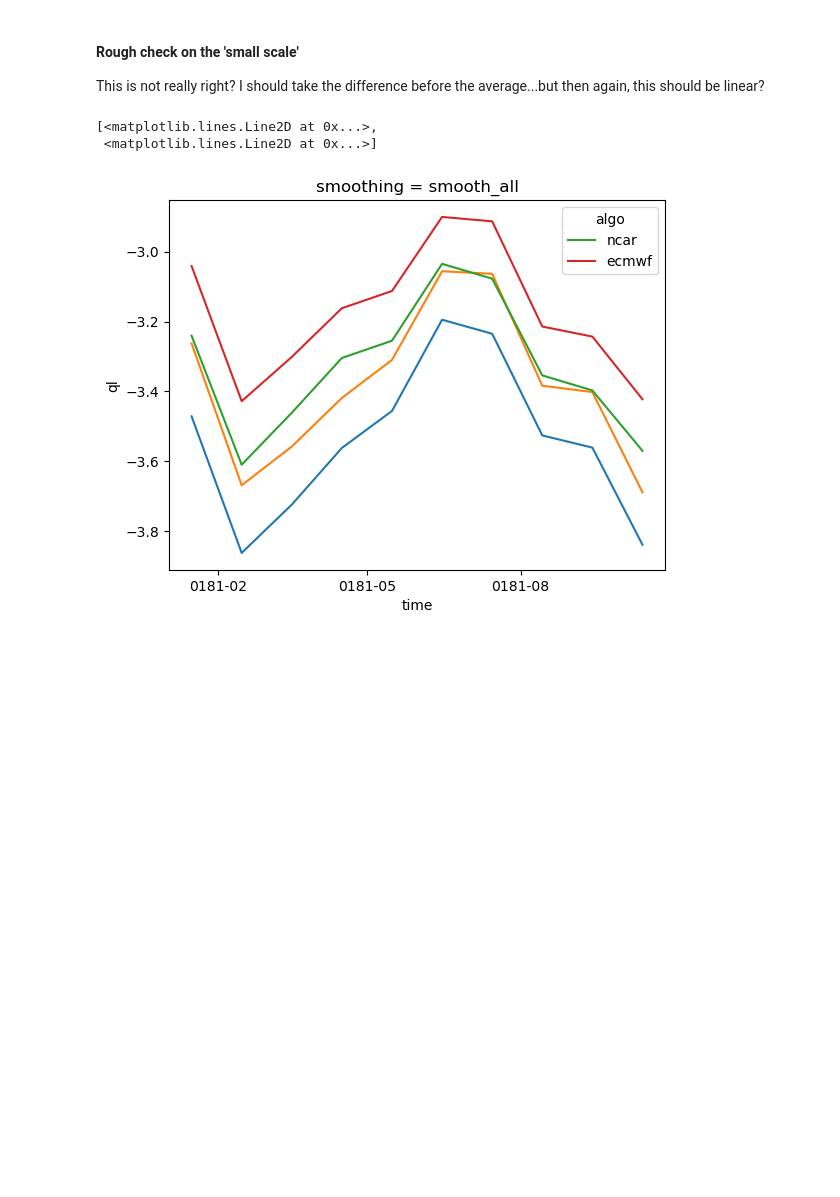
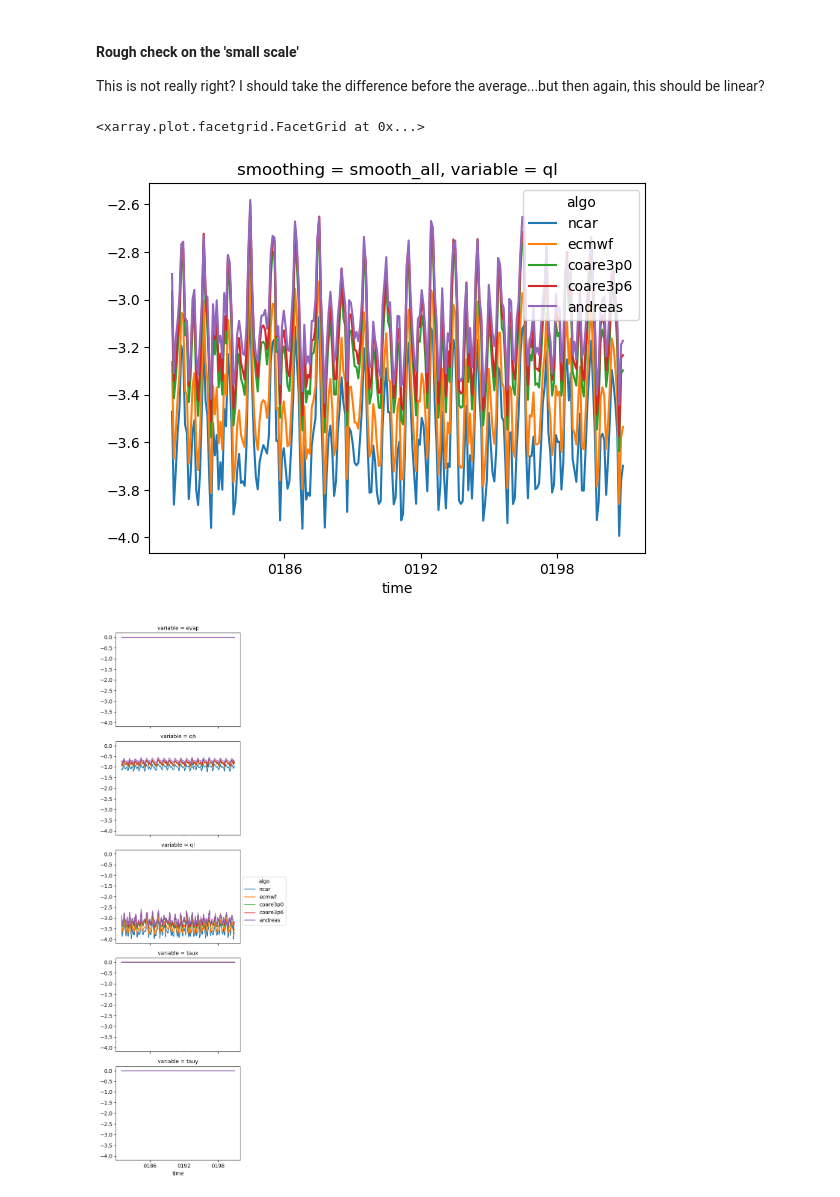
Before and after one commit to ocean-transport/scale-aware-air-sea, a Jupyter notebook: pipeline/step_2_cm26_calculate_fluxes.ipynb, the cells around one changed output. Cells and saved outputs as stored; diff of their text form; code cells hidden in the pictures; blank space fills up the shorter version.

```diff
--- a/pipeline/step_2_cm26_calculate_fluxes.ipynb
+++ b/pipeline/step_2_cm26_calculate_fluxes.ipynb
@@ -128,11 +176,11 @@ def compute_fluxes(
 fs = gcsfs.GCSFileSystem()
 
 # load global parameters
-params = get_params('v0.6.2', test=True)
+params = get_params('v0.7.0', test=False)
 
 temp_mapper = fs.get_mapper(params['paths']['CM26']['scratch'])
-mapper_smooth = fs.get_mapper(params['paths']['CM26']['smooth'])
+mapper_filter = fs.get_mapper(params['paths']['CM26']['filter'])
 mapper_coarse = fs.get_mapper(params['paths']['CM26']['coarse'])
 
-mapper_smooth_fluxes = fs.get_mapper(params['paths']['CM26']['smooth_fluxes'])
+mapper_filter_fluxes = fs.get_mapper(params['paths']['CM26']['filter_fluxes'])
 mapper_coarse_fluxes = fs.get_mapper(params['paths']['CM26']['coarse_fluxes'])
@@ -541,5 +516,5 @@ ds_save.to_zarr(mapper_coarse_fluxes, mode='w')
 # %%
 # reload the coarsened flux data
-ds_reload_coarse = open_zarr(mapper_coarse_fluxes)
+ds_reload_coarse = open_zarr(mapper_coarse_fluxes, chunks={'time':3000})
 ds_reload_coarse
 # %% [output]
@@ -622,9 +548,9 @@ da_plot_coarse = ds_reload_coarse.weighted(ds_reload_coarse.area_t).mean(['xt_oc
 This is not really right? I should take the difference before the average...but then again, this should be linear?
 # %%
 (-da_plot_coarse.sel(variable='ql').diff('smoothing')).coarsen(time=30, boundary='trim').mean().plot(hue='algo')
-(-da_plot_smooth.sel(smoothing=['smooth_none', 'smooth_all']).diff('smoothing')).coarsen(time=30, boundary='trim').mean().plot(hue='algo')
+(-da_plot_coarse.sel(smoothing=['smooth_none', 'smooth_all']).diff('smoothing')).coarsen(time=30, boundary='trim').mean().plot(hue='algo', row='variable')
 # %% [output]
-[<matplotlib.lines.Line2D at 0x...>,
- <matplotlib.lines.Line2D at 0x...>]
+<xarray.plot.facetgrid.FacetGrid at 0x...>
-[figure, old version]
+[figure, new version]
+[figure, added]
 # %%
```
Also changed, not shown: parts of 24 cells of this notebook, 8 other files.
